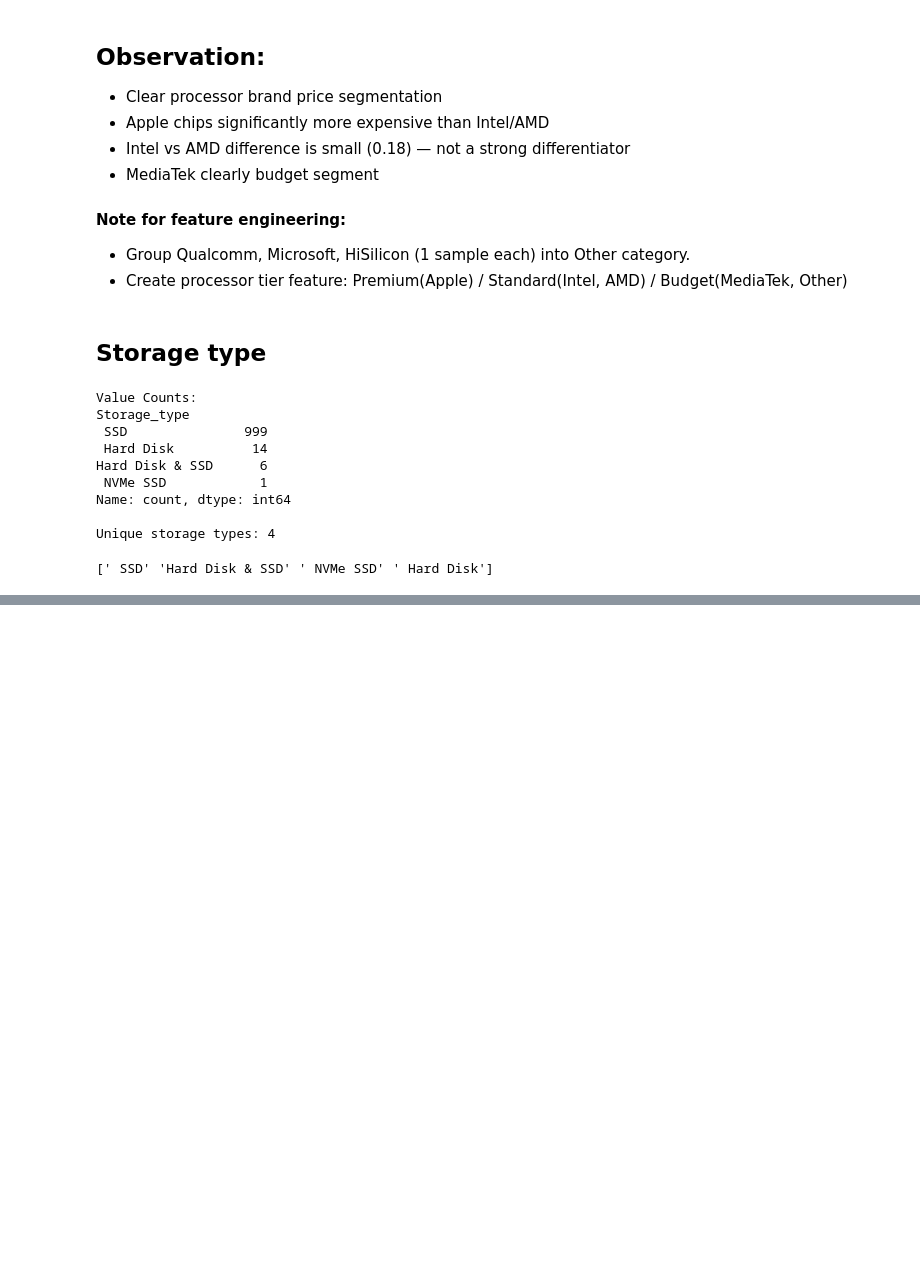
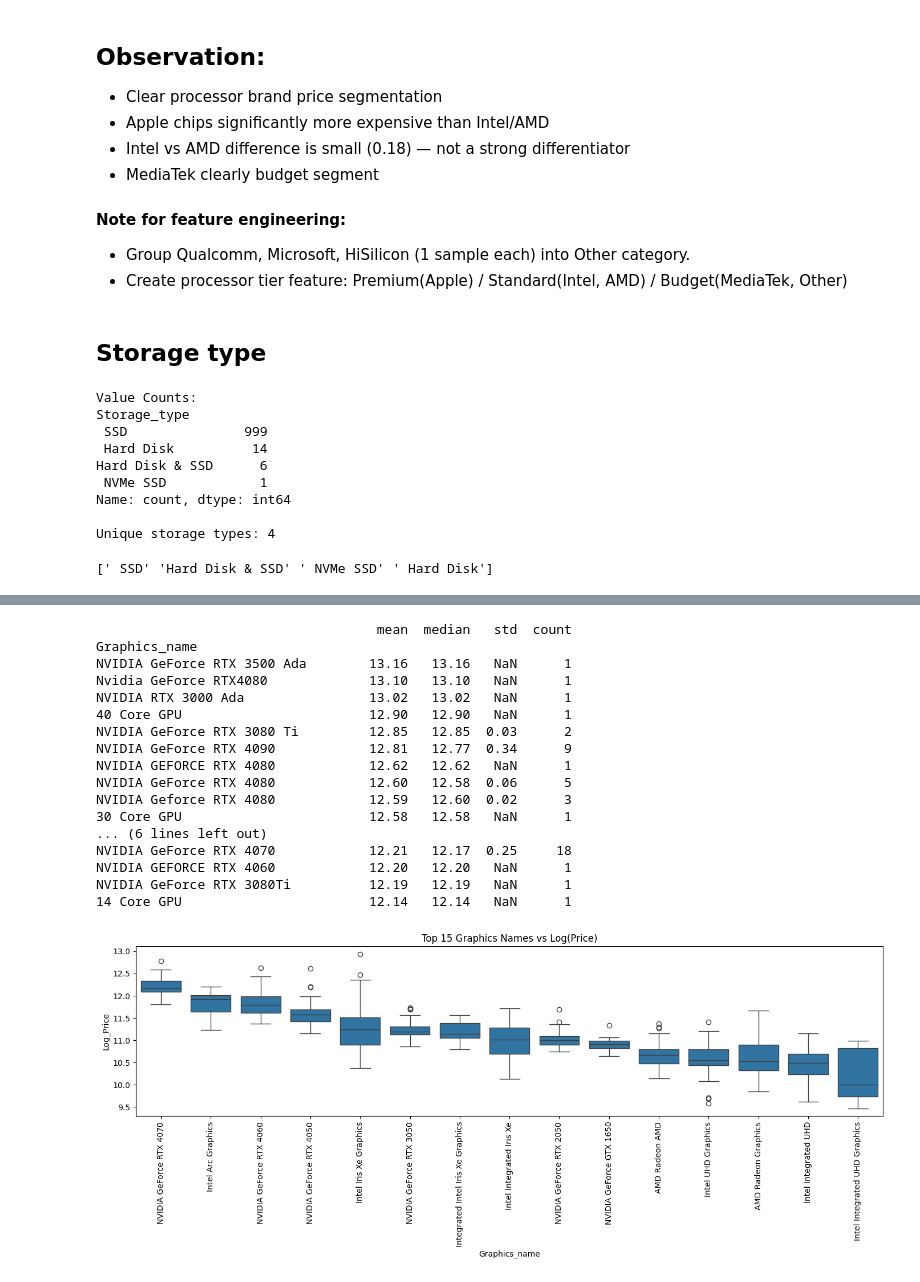
Before and after one commit to ManjushaMotamarry/Machine-Learning-Based-Price-Fairness-Analysis-for-Laptop-E-Commerce, a Jupyter notebook: notebooks/EDA.ipynb, the cells around one changed output, grey strips where cells are left out. Drawn from its saved outputs; the diff is of its cells as text; code cells hidden in the pictures; blank space fills up the shorter version.

```diff
--- a/notebooks/EDA.ipynb
+++ b/notebooks/EDA.ipynb
@@ -755,0 +892,30 @@ print(df['Storage_type'].unique())
+# %%
+#Selecting only top 15 since 137 would not be readable
+print(df.groupby('Graphics_name')['Log_Price'].agg(['mean', 'median', 'std', 'count']).round(2).sort_values('mean', ascending=False).head(20))
+
+plt.figure(figsize=(14, 6))
+top_graphics = df['Graphics_name'].value_counts().head(15).index
+sns.boxplot(x='Graphics_name', y='Log_Price', data=df[df['Graphics_name'].isin(top_graphics)], order=df[df['Graphics_name'].isin(top_graphics)].groupby('Graphics_name')['Log_Price'].median().sort_values(ascending=False).index)
+plt.xticks(rotation=90)
+plt.title("Top 15 Graphics Names vs Log(Price)")
+plt.tight_layout()
+plt.show()
+# %% [output]
+                                    mean  median   std  count
+Graphics_name
+NVIDIA GeForce RTX 3500 Ada        13.16   13.16   NaN      1
+Nvidia GeForce RTX4080             13.10   13.10   NaN      1
+NVIDIA RTX 3000 Ada                13.02   13.02   NaN      1
+40 Core GPU                        12.90   12.90   NaN      1
+NVIDIA GeForce RTX 3080 Ti         12.85   12.85  0.03      2
+NVIDIA GeForce RTX 4090            12.81   12.77  0.34      9
+NVIDIA GEFORCE RTX 4080            12.62   12.62   NaN      1
+NVIDIA GeForce RTX 4080            12.60   12.58  0.06      5
+NVIDIA Geforce RTX 4080            12.59   12.60  0.02      3
+30 Core GPU                        12.58   12.58   NaN      1
+... (6 lines left out)
+NVIDIA GeForce RTX 4070            12.21   12.17  0.25     18
+NVIDIA GEFORCE RTX 4060            12.20   12.20   NaN      1
+NVIDIA GeForce RTX 3080Ti          12.19   12.19   NaN      1
+14 Core GPU                        12.14   12.14   NaN      1
+[figure, added]
```
Also changed, not shown: parts of 40 cells of this notebook, 1 other file.
